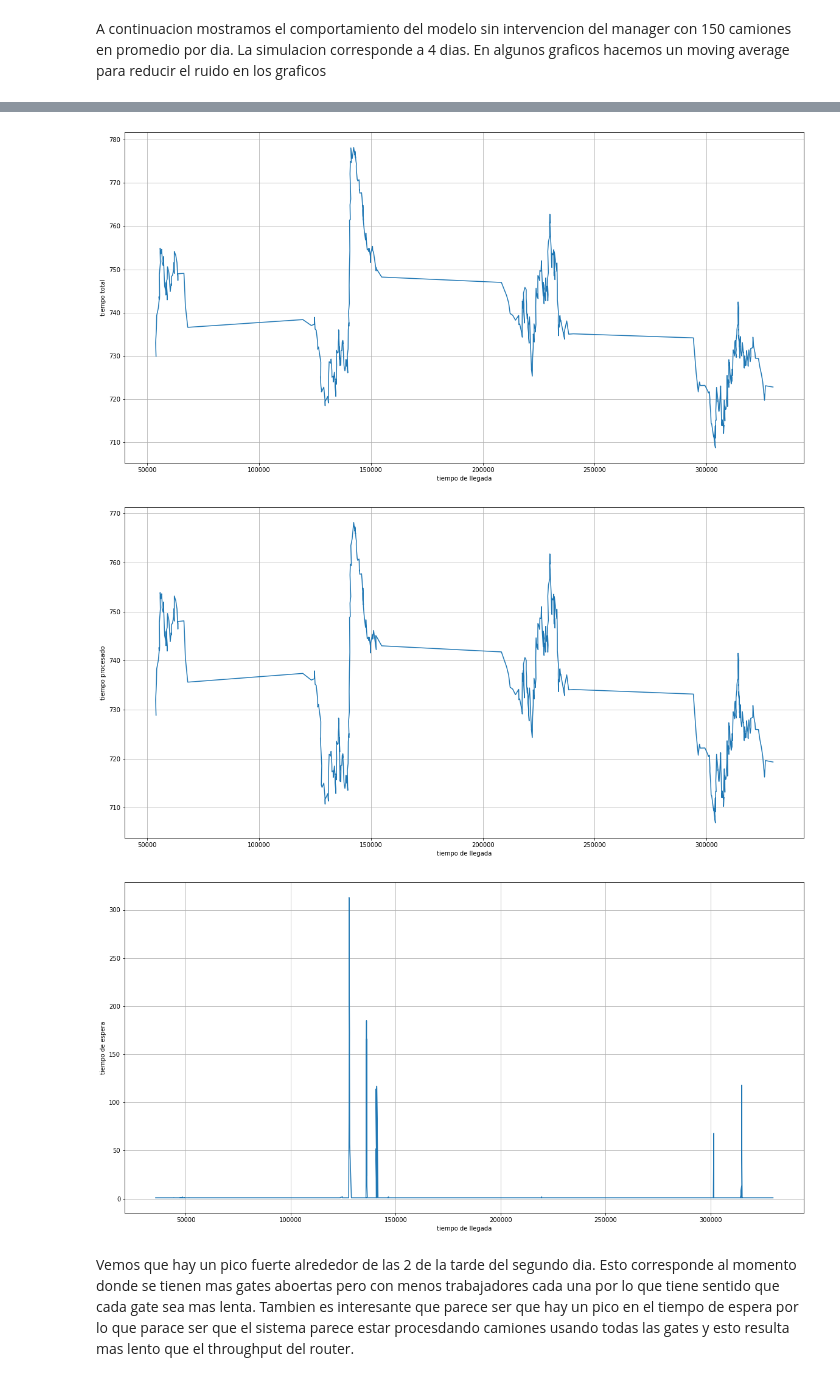
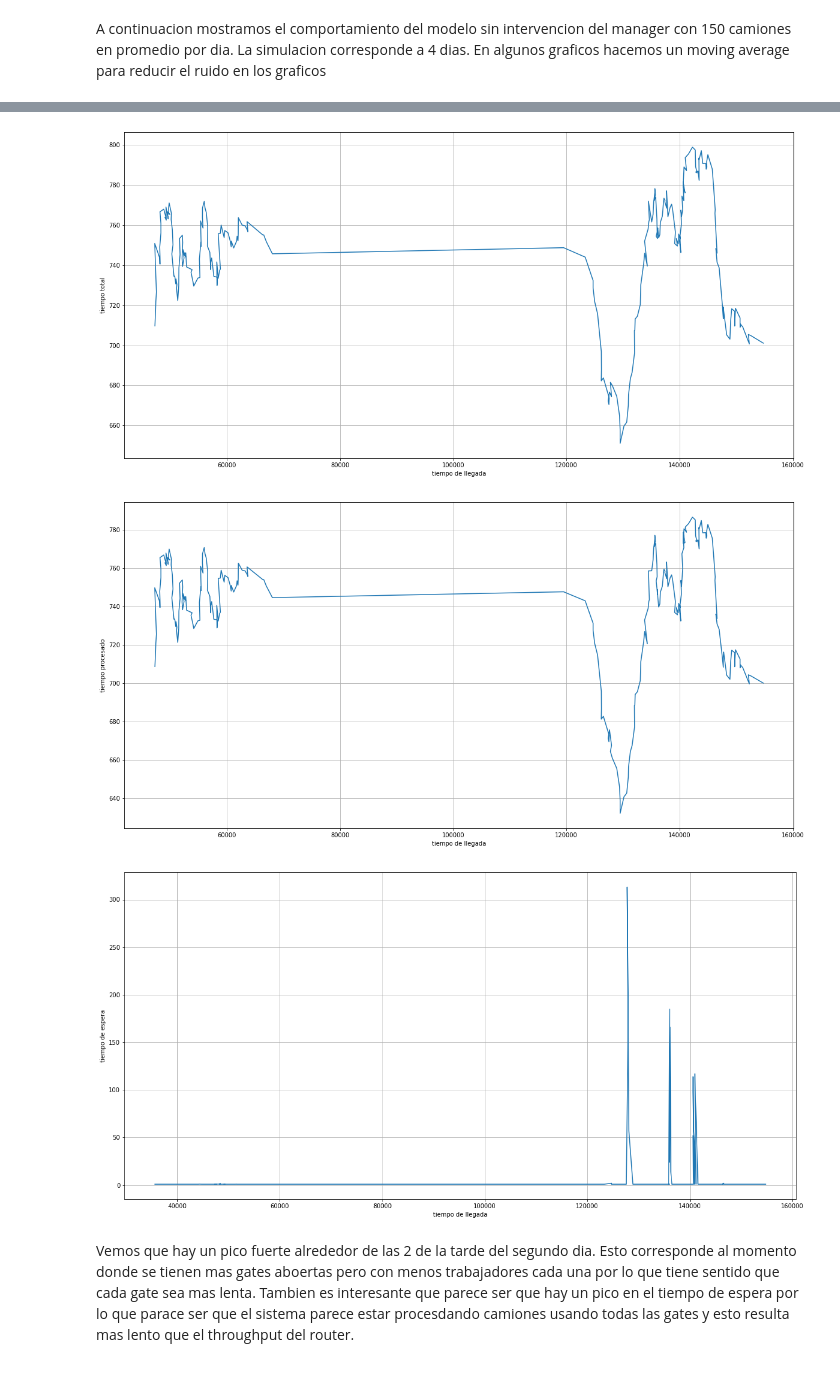
Before and after one commit to mcarreiro/dc-sed-tp1-2022, a Jupyter notebook: notebooks/inbound.ipynb, the cells around one changed output, grey strips where cells are left out. Cells and saved outputs as stored; diff of their text form; code cells hidden in the pictures.

Commit message:
mas plots

```diff
--- a/notebooks/inbound.ipynb
+++ b/notebooks/inbound.ipynb
@@ -122,16 +124,18 @@ with open("../data/top150trucksnoManager.out") as f:
 df.columns = ['id', 'arrival_time', "assigned_time", "out_time", "nA", "nB", "nC", 'id_gate', 'extra_workers']
 df = df.astype(np.float64)
 # %%
+df = df.loc[df["arrival_time"] <3600*24*2]
+df.sort_values('arrival_time')
 
 df["total_time"] = df["out_time"] - df["arrival_time"]
 df["waiting_time"] = df["assigned_time"] - df["arrival_time"]
 df["proccesing_time"] = df["out_time"] - df["assigned_time"]
 
 total_time = df['total_time']
-total_time = total_time.rolling(window=80).mean()
+total_time = total_time.rolling(window=30).mean()
 
 proccesing_time = df['proccesing_time']
-proccesing_time = proccesing_time.rolling(window=80).mean()
+proccesing_time = proccesing_time.rolling(window=30).mean()
 
 plt.plot(total_time, )
 plt.grid()
@@ -162,6 +166,6 @@ plt.show()
-[figure, old version]
+[figure, new version]
-[figure, old version]
+[figure, new version]
-[figure, old version]
+[figure, new version]
 # %% [markdown]
 Vemos que hay un pico fuerte alrededor de las 2 de la tarde del segundo dia. Esto corresponde al momento donde se tienen mas gates aboertas pero con menos trabajadores cada una por lo que tiene sentido que cada gate sea mas lenta. Tambien es interesante que parece ser que hay un pico en el tiempo de espera por lo que parace ser que el sistema parece estar procesdando camiones usando todas las gates y esto resulta mas lento que el throughput del router.
 # %% [markdown]
```
Also changed, not shown: parts of 8 cells of this notebook.
